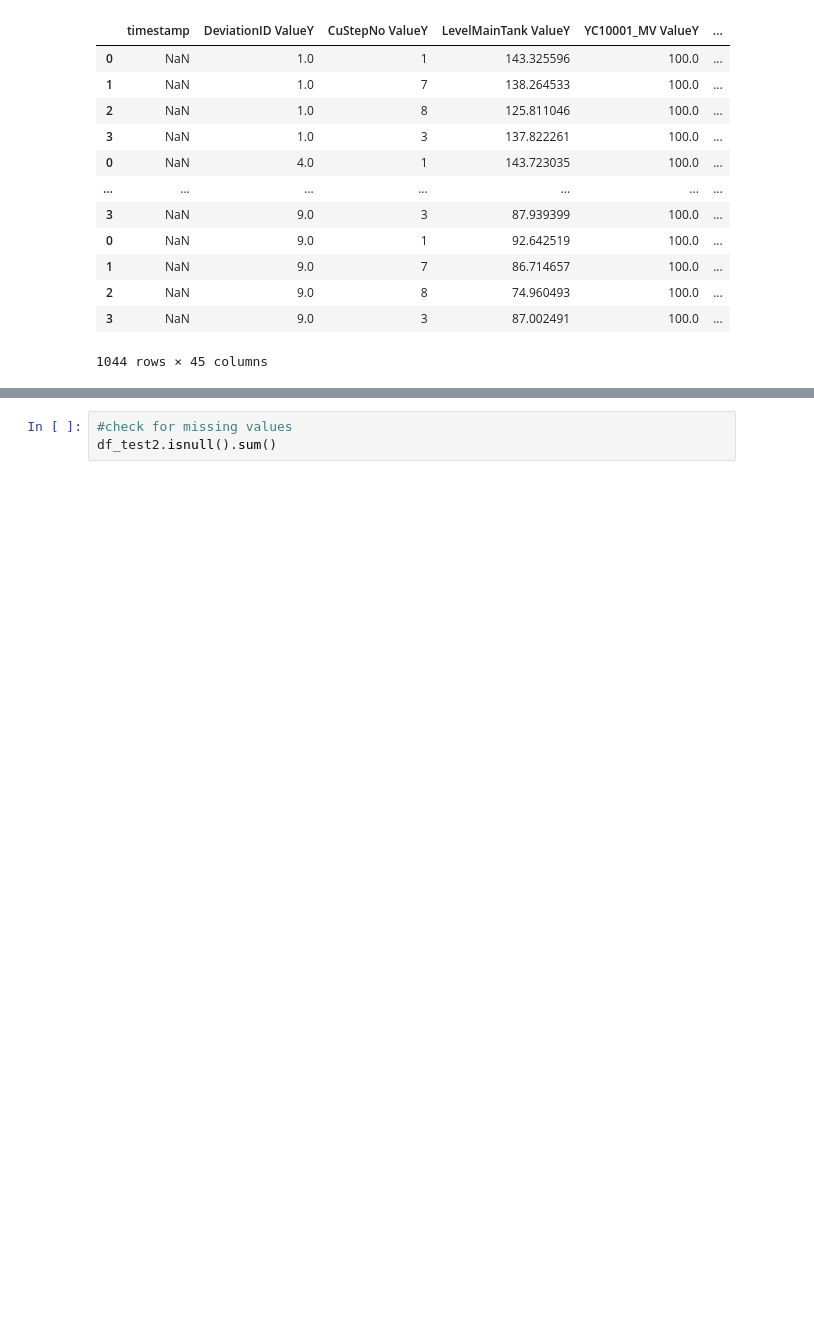
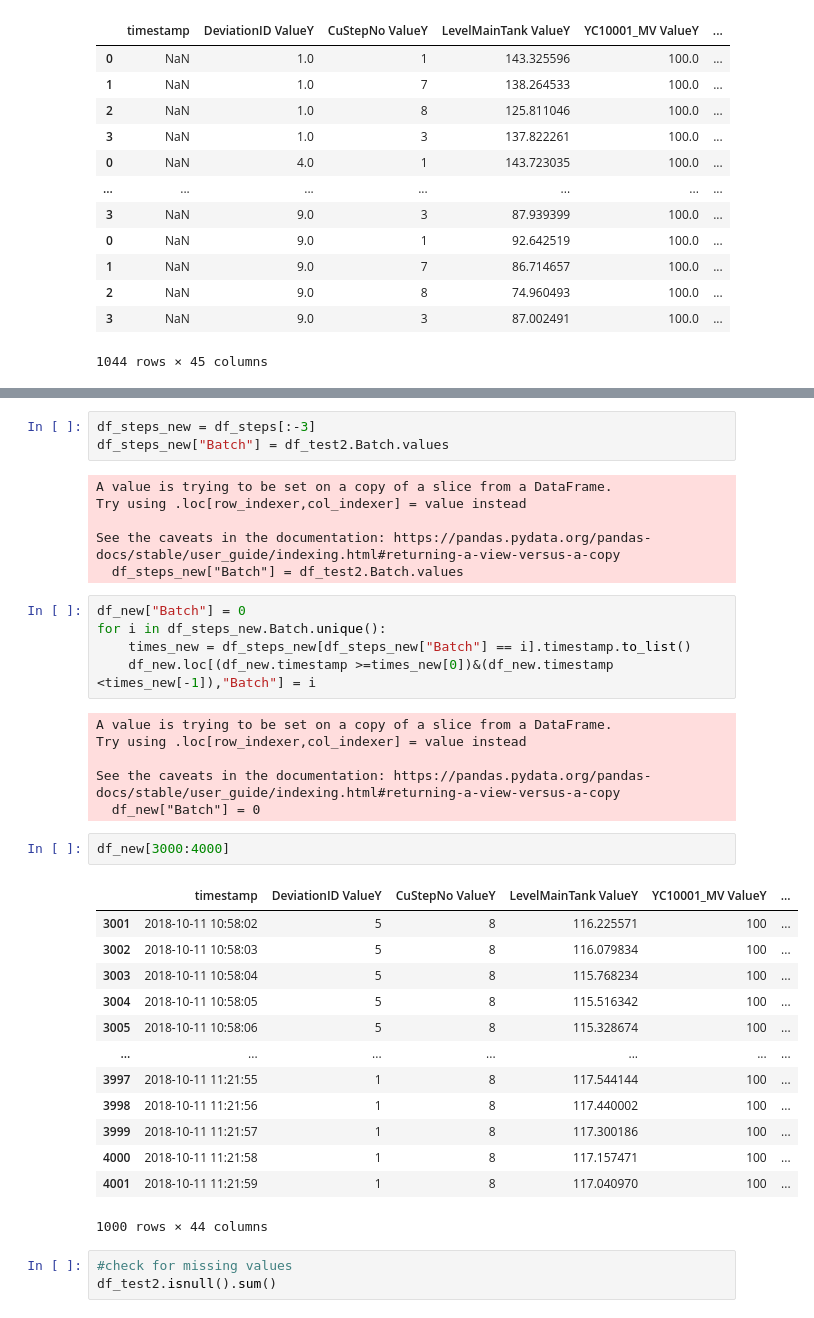
Before and after one commit to P-AEL/Analyse_von_Prozessdaten, a Jupyter notebook: Paul/Start.ipynb, the cells around one changed output, grey strips where cells are left out. Cells and saved outputs as stored; diff of their text form; blank space fills up the shorter version.

```diff
--- a/Paul/Start.ipynb
+++ b/Paul/Start.ipynb
@@ -182,3 +191,39 @@ df_test1
+# %%
+df_steps_new = df_steps[:-3]
+df_steps_new["Batch"] = df_test2.Batch.values
+# %% [output]
+A value is trying to be set on a copy of a slice from a DataFrame.
+Try using .loc[row_indexer,col_indexer] = value instead
+
+See the caveats in the documentation: https://pandas.pydata.org/pandas-docs/stable/user_guide/indexing.html#returning-a-view-versus-a-copy
+  df_steps_new["Batch"] = df_test2.Batch.values
+# %%
+df_new["Batch"] = 0
+for i in df_steps_new.Batch.unique():
+    times_new = df_steps_new[df_steps_new["Batch"] == i].timestamp.to_list()
+    df_new.loc[(df_new.timestamp >=times_new[0])&(df_new.timestamp <times_new[-1]),"Batch"] = i
+# %% [output]
+A value is trying to be set on a copy of a slice from a DataFrame.
+Try using .loc[row_indexer,col_indexer] = value instead
+
+See the caveats in the documentation: https://pandas.pydata.org/pandas-docs/stable/user_guide/indexing.html#returning-a-view-versus-a-copy
+  df_new["Batch"] = 0
+# %%
+df_new[3000:4000]
+# %% [output]
+|  | timestamp | DeviationID ValueY | CuStepNo ValueY | LevelMainTank ValueY | YC10001_MV ValueY | ... |
+| 3001 | 2018-10-11 10:58:02 | 5 | 8 | 116.225571 | 100 | ... |
+| 3002 | 2018-10-11 10:58:03 | 5 | 8 | 116.079834 | 100 | ... |
+| 3003 | 2018-10-11 10:58:04 | 5 | 8 | 115.768234 | 100 | ... |
+| 3004 | 2018-10-11 10:58:05 | 5 | 8 | 115.516342 | 100 | ... |
+| 3005 | 2018-10-11 10:58:06 | 5 | 8 | 115.328674 | 100 | ... |
+| ... | ... | ... | ... | ... | ... | ... |
+| 3997 | 2018-10-11 11:21:55 | 1 | 8 | 117.544144 | 100 | ... |
+| 3998 | 2018-10-11 11:21:56 | 1 | 8 | 117.440002 | 100 | ... |
+| 3999 | 2018-10-11 11:21:57 | 1 | 8 | 117.300186 | 100 | ... |
+| 4000 | 2018-10-11 11:21:58 | 1 | 8 | 117.157471 | 100 | ... |
+| 4001 | 2018-10-11 11:21:59 | 1 | 8 | 117.040970 | 100 | ... |
+1000 rows × 44 columns
 # %%
 #check for missing values
 df_test2.isnull().sum()
```
Also changed, not shown: parts of 12 cells of this notebook.
